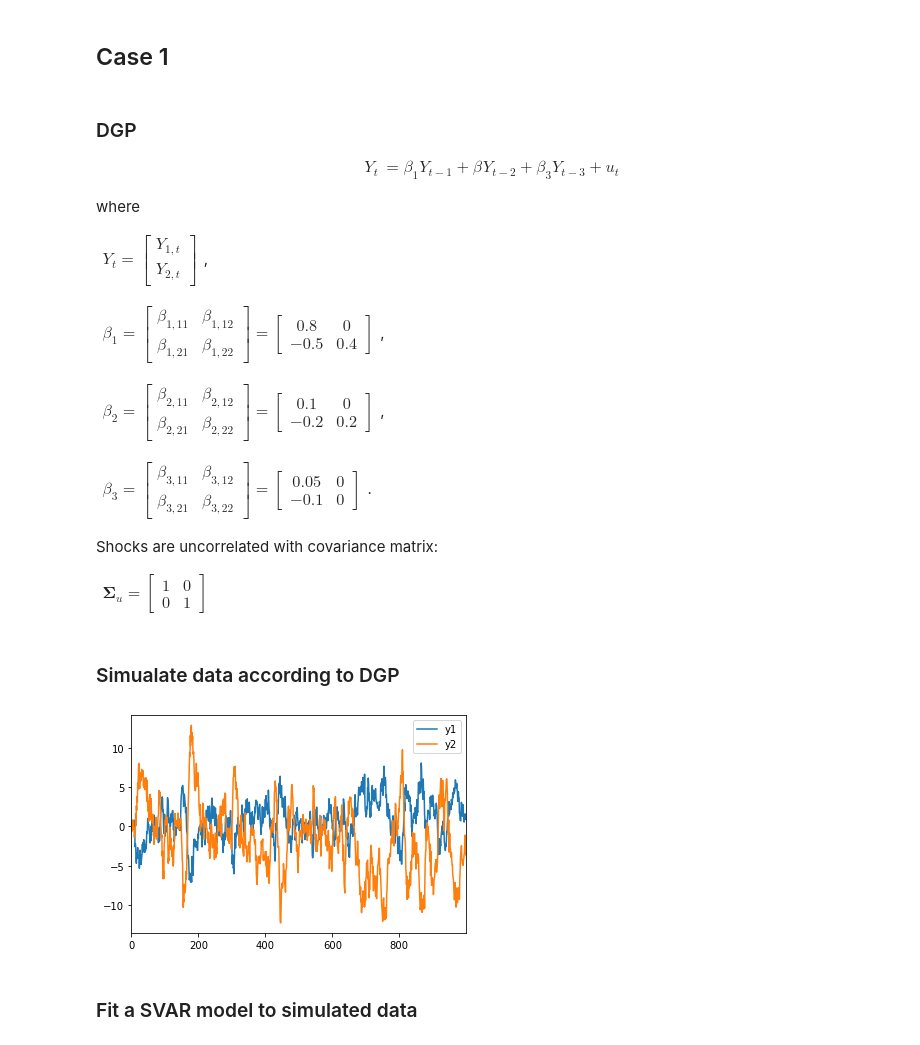
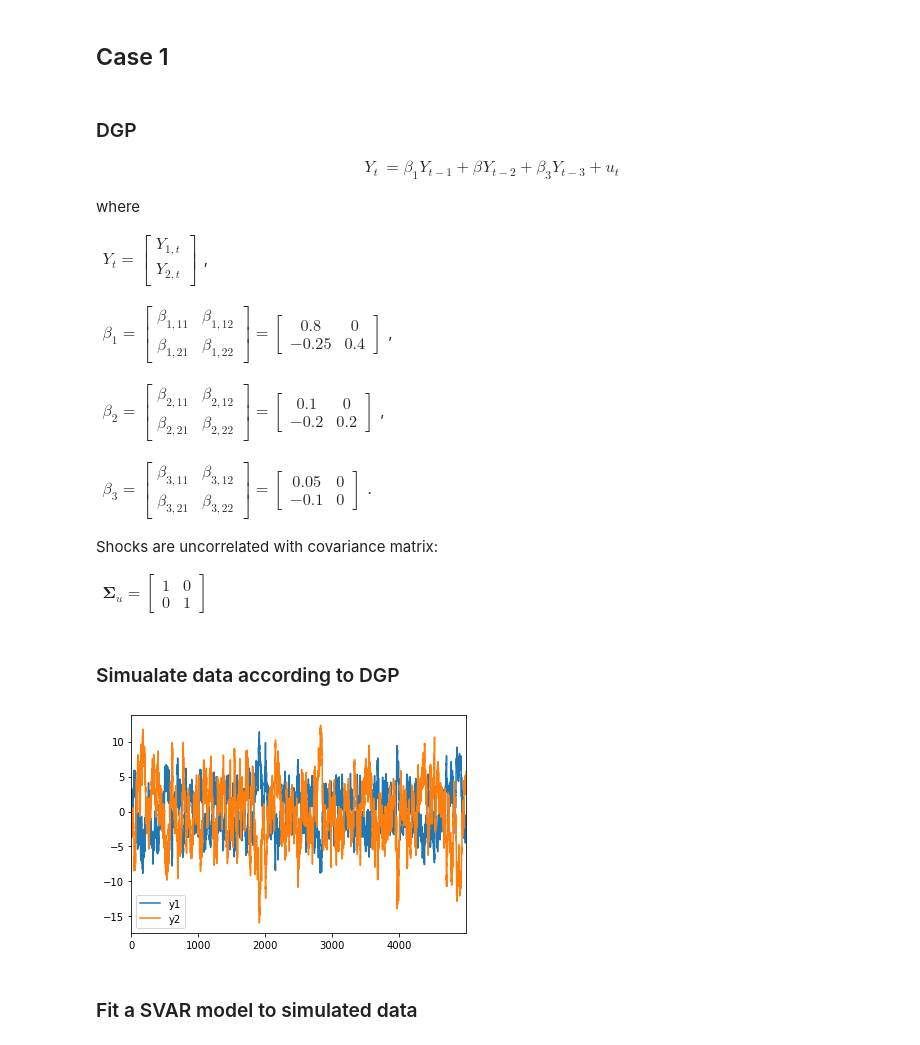
Before and after one commit to NoobQuant/Data_Science_Projects, a Jupyter notebook: stats/causality/ts_causality_4.ipynb, the cells around one changed output. Cells and saved outputs as stored; diff of their text form; code cells hidden in the pictures.

```diff
--- a/stats/causality/ts_causality_4.ipynb
+++ b/stats/causality/ts_causality_4.ipynb
@@ -118,7 +144,7 @@ $,
 $
 \begin{align*}
 \beta_1 = \begin{bmatrix} \beta_{1,11} & \beta_{1,12} \\ \beta_{1,21} & \beta_{1,22} \end{bmatrix} =
-\begin{bmatrix} 0.8 & 0 \\ -0.5 & 0.4 \end{bmatrix}
+\begin{bmatrix} 0.8 & 0 \\ -0.25 & 0.4 \end{bmatrix}
 \end{align*}
 $,
 
@@ -149,25 +175,25 @@ $
 # %%
 # With this, negativ effects for both contemporaneous and lagged variable
 initial_state = [0, 0, 0, 0, 0, 0]
 coefs = np.array([
        [0.8, 0, 0.1, 0, 0.05, 0],
-       [-0.5, 0.4, -0.2, 0.2, -0.1, 0],
+       [-0.25, 0.4, -0.2, 0.2, -0.1, 0],
 ]).flatten(order="C")
 corr = np.array([
     [1, 0],
     [0, 1],
 ])
 stds = [1, 1]
 cov = corr2cov(corr, stds)
 
 endog = pd.DataFrame({"y1":[np.nan, np.nan, np.nan, np.nan], "y2":[np.nan, np.nan, np.nan, np.nan]}, index=[0, 1, 2, 3])
 mod = sm.tsa.VARMAX(endog, order=(3, 0), trend="n")
 params = np.concatenate([coefs, np.sqrt(cov[np.tril_indices(cov.shape[0])])], axis=0)
 #print('\n'.join('{} :{}'.format(*k) for k in zip(mod.param_names, params)))
-df_case1 = pd.DataFrame(mod.simulate(params=params, nsimulations=1000, initial_state=initial_state))
+df_case1 = pd.DataFrame(mod.simulate(params=params, nsimulations=5000, initial_state=initial_state))
 _ = df_case1.plot()
 # %% [output]
-[figure, old version]
+[figure, new version]
 # %% [markdown]
 ### Fit a SVAR model to simulated data
 # %%
```
Also changed, not shown: parts of 14 cells of this notebook.
